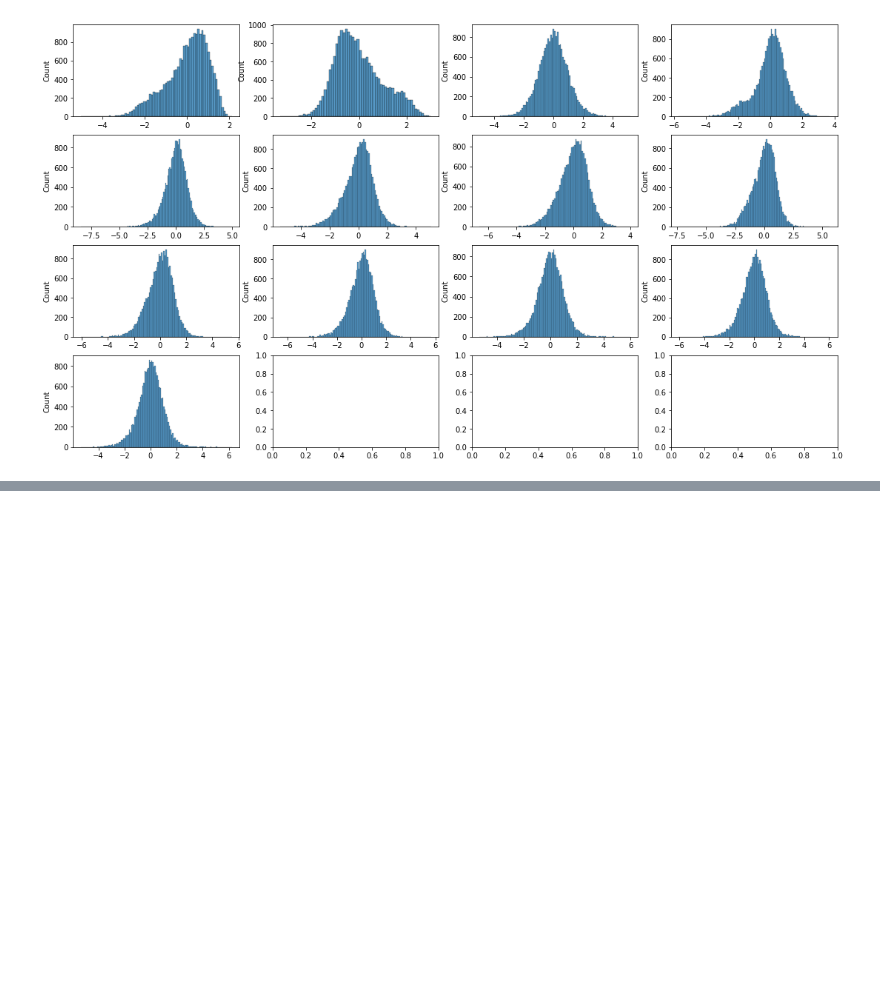
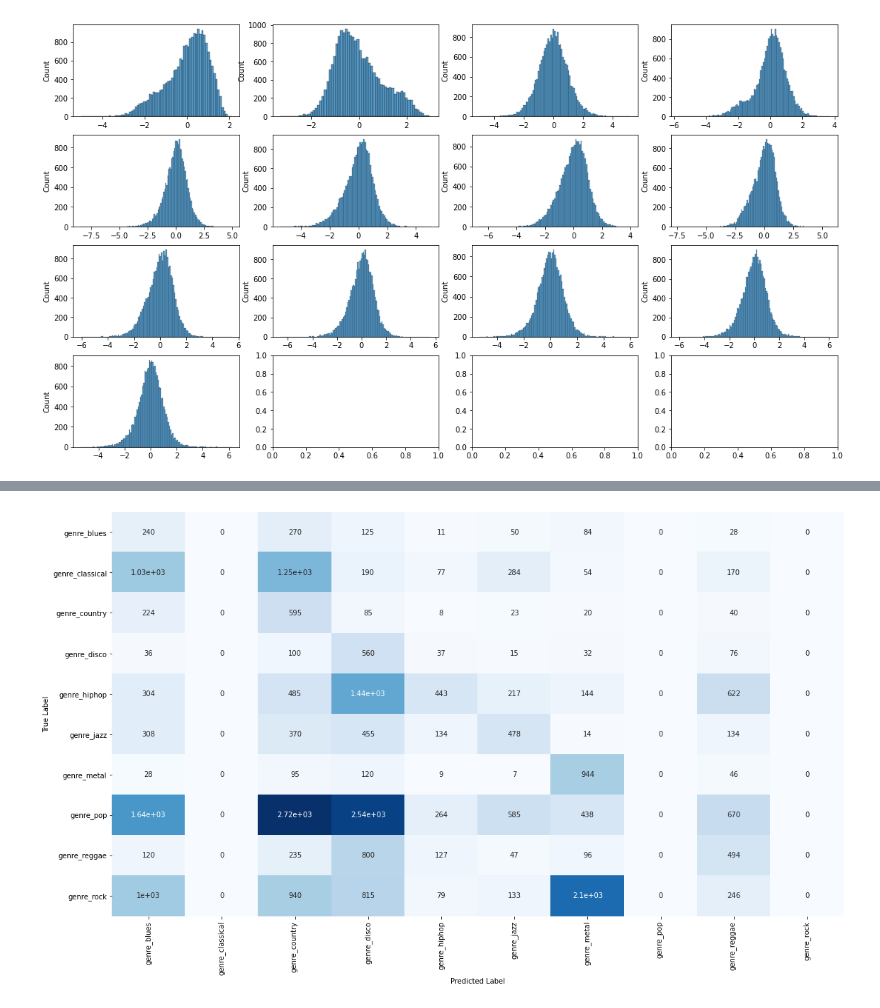
Before and after one commit to RERobbins/mids_w207_music_genre, a Jupyter notebook: member_workspaces/danny/strat_k_fold.ipynb, the cells around one changed output, grey strips where cells are left out. Saved outputs shown, nothing was run; the diff lists cells and outputs as text; code cells hidden in the pictures; blank space fills up the shorter version.

```diff
--- a/member_workspaces/danny/strat_k_fold.ipynb
+++ b/member_workspaces/danny/strat_k_fold.ipynb
@@ -172,0 +199,19 @@ Epoch 6/10
+# %%
+# Create a confusion matrix using class weights
+prediction_weight = np.array([class_weight[i] for i in test_predictions])
+confusion_matrix = tf.math.confusion_matrix(
+    test_answers,
+    test_predictions,
+    weights=prediction_weight
+)
+
+fig = plt.figure(8,facecolor="white")
+# Use a heatmap plot to display it.
+ax = sns.heatmap(confusion_matrix, annot=True, fmt='.3g', cmap='Blues',
+                 xticklabels=y_label_names, yticklabels=y_label_names, cbar=False)
+fig.set_size_inches(18.5, 10.5)
+# Add axis labels.
+ax.set(xlabel='Predicted Label', ylabel='True Label')
+plt.show()
+# %% [output]
+[figure, added]
```
Also changed, not shown: parts of 2 cells of this notebook.
